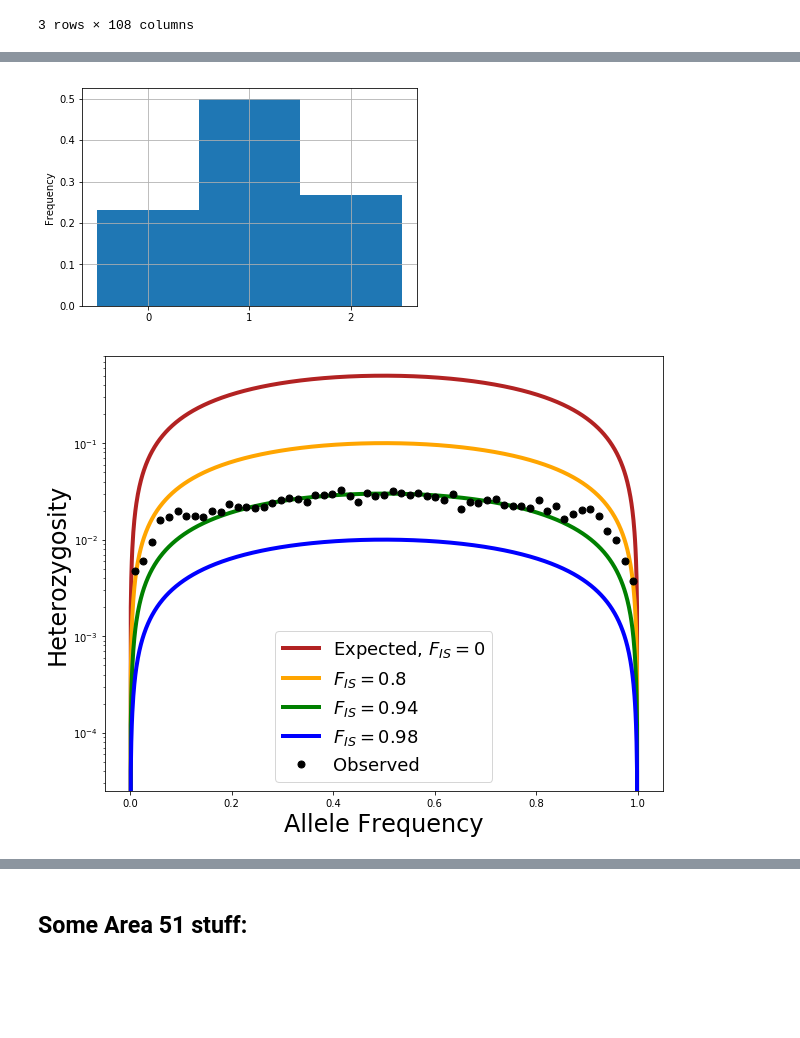
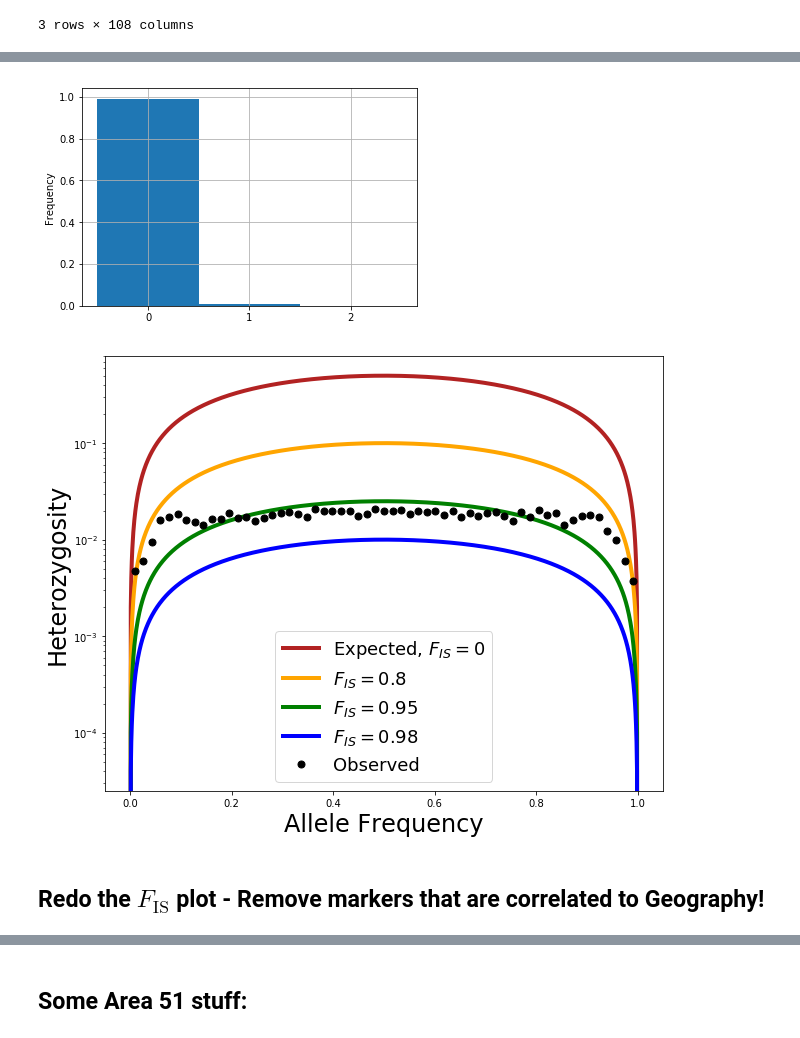
Before and after one commit to hringbauer/Boechera_Analysis, a Jupyter notebook: snp_freqs.ipynb, the cells around one changed output, grey strips where cells are left out. Drawn from its saved outputs; the diff is of its cells as text; code cells hidden in the pictures; blank space fills up the shorter version.

Commit message:
Update Data Analysis

```diff
--- a/snp_freqs.ipynb
+++ b/snp_freqs.ipynb
@@ -7,10 +7,15 @@ import matplotlib.pyplot as plt
 from scipy.stats import binned_statistic
 # %%
 ### Load the Data
-data_path = "Data/CB108.impute.geno.gz"
+print("Loading...")
 
-print("Loading...")
-df = pd.read_csv(data_path, compression='gzip', sep="\t")
+#data_path = "Data/CB108.impute.geno.gz"
+#df = pd.read_csv(data_path, compression='gzip', sep="\t")
+
+# Data Version 1
+data_path = "Data0.1/CB108_beagle_Het15.geno.zip"
+df = pd.read_csv(data_path, compression='zip', sep="\t")
+
 print("Finished loading. Markers: %i" % len(df))
 print("Nr. of Individuals: %i" % (df.shape[1]-4))
 df.head(2)
@@ -66,38 +71,46 @@ plt.ylabel("Frequency")
 plt.grid(True)
 plt.show()
 # %% [output]
-[figure, old version]
+[figure, new version]
 # %%
 # Plot Heterozygosities:
 
-# Calculate Empirical Heterozygosity:
-htz = np.mean(snp_df==1,axis=1)     # Calculate the empirical heterozygosity
+def plot_hts(snp_df):
+    # Calculate Empirical Heterozygosity:
+    htz = np.mean(snp_df==1,axis=1)     # Calculate the empirical heterozygosity
+    p_means = np.mean(snp_df/2.0,axis=1)
 
-x_array = np.linspace(0,1,1000) # For the Plot
-y = 2*x_array*(1-x_array) # Expected Heterozygosity
-y_01 = 2*x_array*(1-x_array) * 0.2 # For F_IS=0.8
-y_02 = 2*x_array*(1-x_array) * 0.06 # For F_IS=0.94
-y_03 = 2*x_array*(1-x_array) * 0.02 # For F_IS=0.98
+    x_array = np.linspace(0,1,1000) # For the Plot
+    y = 2*x_array*(1-x_array) # Expected Heterozygosity
+    y_01 = 2*x_array*(1-x_array) * 0.2 # For F_IS=0.8
+    y_02 = 2*x_array*(1-x_array) * 0.05 # For F_IS=0.94
+    y_03 = 2*x_array*(1-x_array) * 0.02 # For F_IS=0.98
 
-# Calculate the bin values:
-bins = np.linspace(0,1,60) # Make 100 Bins.
-mean_hzs, bin_edges, _ = binned_statistic(p_means, htz, statistic='mean', bins=bins)
+    # Calculate the bin values:
+    bins = np.linspace(0,1,60) # Make 100 Bins.
+    mean_hzs, bin_edges, _ = binned_statistic(p_means, htz, statistic='mean', bins=bins)
+    #nr_markers, _ = np.histogram(p_means, bins=bins, normed=True)
 
-means = (bin_edges[1:] + bin_edges[:-1])/2.0
+    means = (bin_edges[1:] + bin_edges[:-1])/2.0
 
 
-plt.figure(figsize=(10,8))
-plt.plot(x_array, y, linewidth=4, label=r"Expected, $F_{IS}=0$", color="FireBrick")
-plt.plot(x_array, y_01, linewidth=4, label=r"$F_{IS}=0.8$", color="Orange")
-plt.plot(x_array, y_02, linewidth=4, label=r"$F_{IS}=0.94$", color="Green")
-plt.plot(x_array, y_03, linewidth=4, label=r"$F_{IS}=0.98$", color="Blue")
+    plt.figure(figsize=(10,8))
+    plt.plot(x_array, y, linewidth=4, label=r"Expected, $F_{IS}=0$", color="FireBrick")
+    plt.plot(x_array, y_01, linewidth=4, label=r"$F_{IS}=0.8$", color="Orange")
+    plt.plot(x_array, y_02, linewidth=4, label=r"$F_{IS}=0.95$", color="Green")
+    plt.plot(x_array, y_03, linewidth=4, label=r"$F_{IS}=0.98$", color="Blue")
 
-# Plot The Observed Values
-plt.plot(means, mean_hzs, "o", color="Black", label="Observed", markersize=7)
-plt.ylabel("Heterozygosity", fontsize=24)
-plt.xlabel("Allele Frequency", fontsize=24)
-plt.yscale("log")
-plt.legend(fontsize=18)
-plt.show()
+    # Plot The Observed Values
+    plt.plot(means, mean_hzs, "o", color="Black", label="Observed", markersize=7)
+    #plt.plot(means, nr_markers/60.0, "ro-", label="Nr Markers")
+    plt.ylabel("Heterozygosity", fontsize=24)
+    plt.xlabel("Allele Frequency", fontsize=24)
+    plt.yscale("log")
+    plt.legend(fontsize=18)
+    plt.show()
+
+plot_hts(snp_df)
 # %% [output]
-[figure, old version]
+[figure, new version]
+# %% [markdown]
+## Redo the $F_{\text{IS}}$ plot - Remove markers that are correlated to Geography!
```
Also changed, not shown: parts of 18 cells of this notebook, 1 other file.
